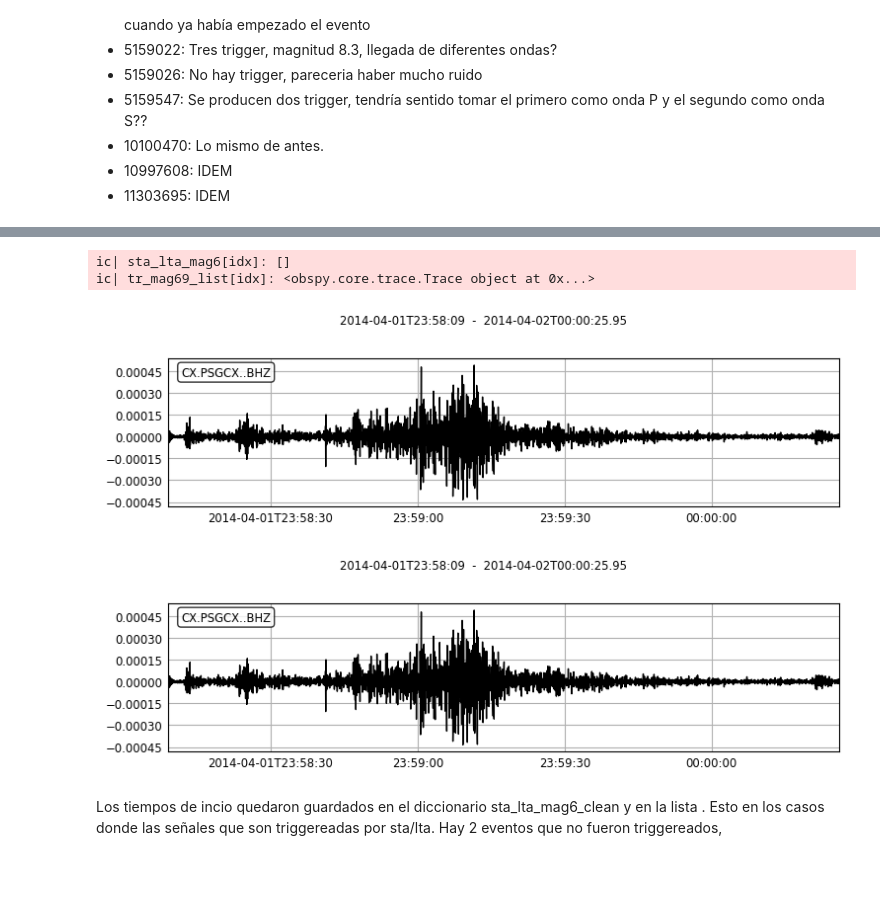
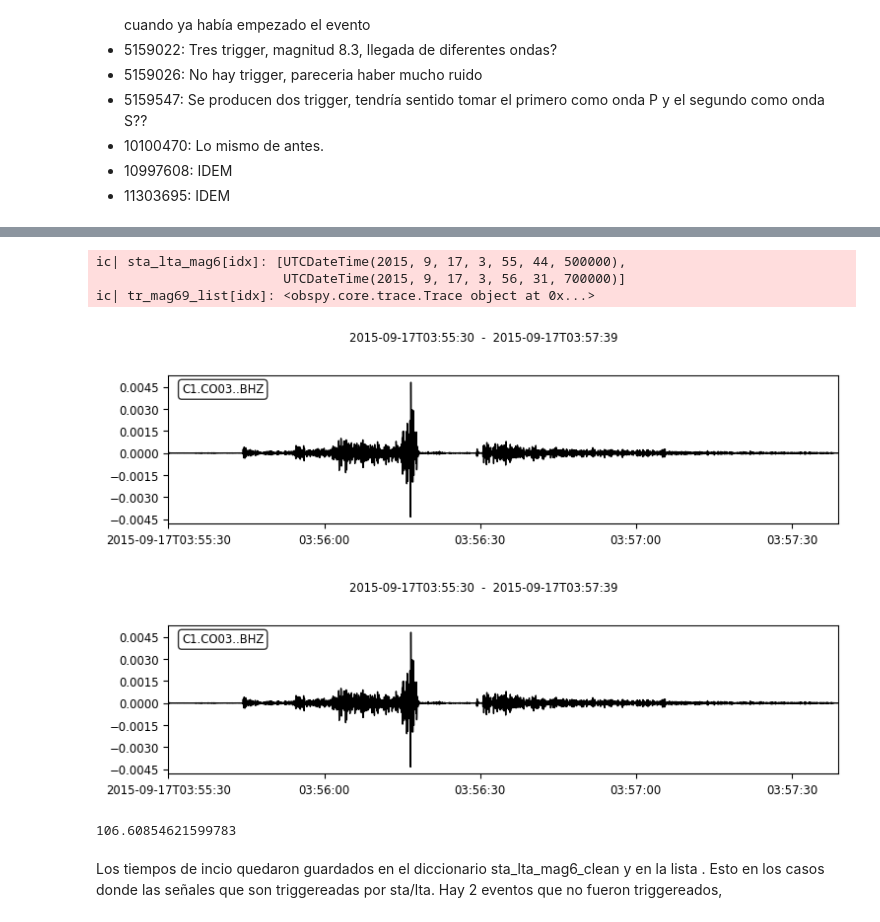
Before and after one commit to simonvidal99/Trigger, a Jupyter notebook: newdbprocessing.ipynb, the cells around one changed output, grey strips where cells are left out. Saved outputs shown, nothing was run; the diff lists cells and outputs as text; code cells hidden in the pictures; blank space fills up the shorter version.

```diff
--- a/newdbprocessing.ipynb
+++ b/newdbprocessing.ipynb
@@ -723,0 +812,3 @@ print(f'Se plotearon {count} eventos')
+# %%
+import matplotlib as mpl
+mpl.rcParams.update(mpl.rcParamsDefault)
@@ -724,14 +863,23 @@ print(f'Se plotearon {count} eventos')
 # %%
-idx = 9
+idx = 16
 tr_mag69_list = list(trace_mag69_v2_Z.values())
 ic(sta_lta_mag6[idx])
 ic(tr_mag69_list[idx])
-tr_mag69_list[idx].plot()
+tr_mag69_list[idx].trim(starttime = tr_mag69_list[idx].stats.starttime-60).plot()
 # %% [output]
-ic| sta_lta_mag6[idx]: []
+ic| sta_lta_mag6[idx]: [UTCDateTime(2015, 9, 17, 3, 55, 44, 500000),
+                        UTCDateTime(2015, 9, 17, 3, 56, 31, 700000)]
 ic| tr_mag69_list[idx]: <obspy.core.trace.Trace object at 0x...>
-[figure, old version]
+[figure, new version]
-[figure, old version]
+[figure, new version]
+# %%
+co03 = (-30.839,-70.689)
+event = (-31.5622, -71.4262)
+
+dist = geodesic(co03, event).km
+print(dist)
+# %% [output]
+106.60854621599783
 # %% [markdown]
 Los tiempos de incio quedaron guardados en el diccionario sta_lta_mag6_clean y en la lista . Esto en los casos donde las señales que son triggereadas por sta/lta. Hay 2 eventos que no fueron triggereados,
 # %% [markdown]
```
Also changed, not shown: parts of 19 cells of this notebook, 56 other files.
